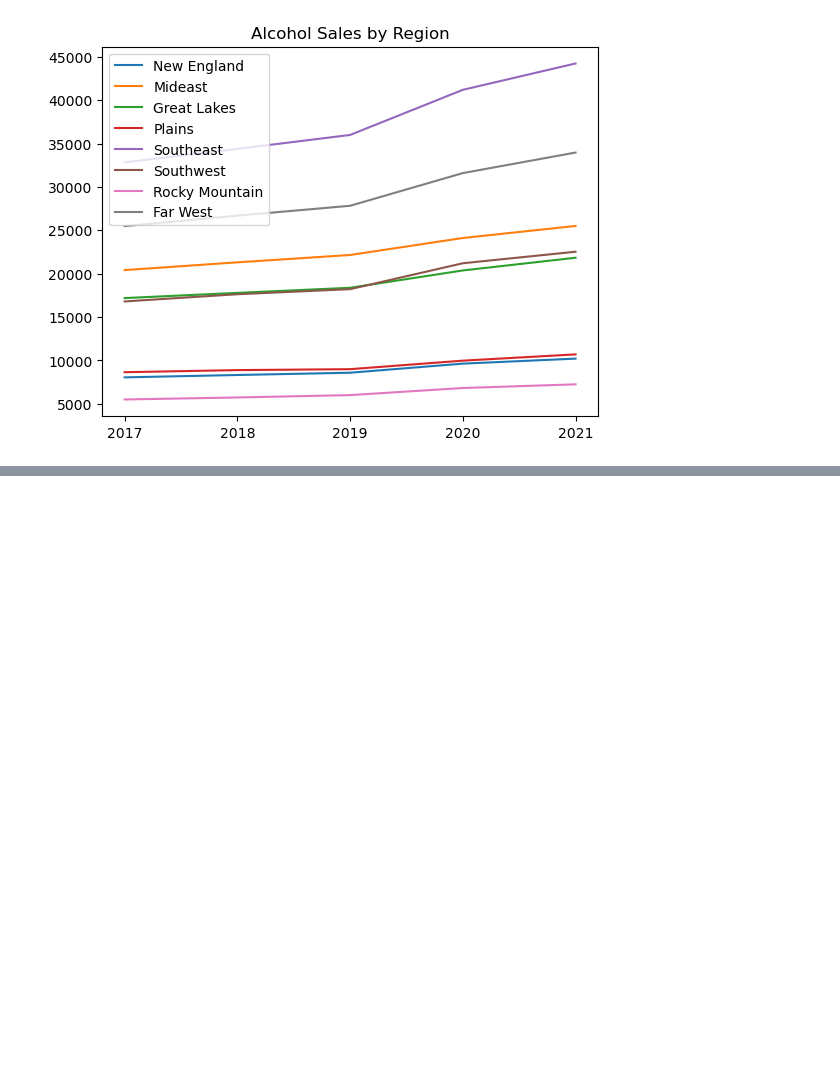
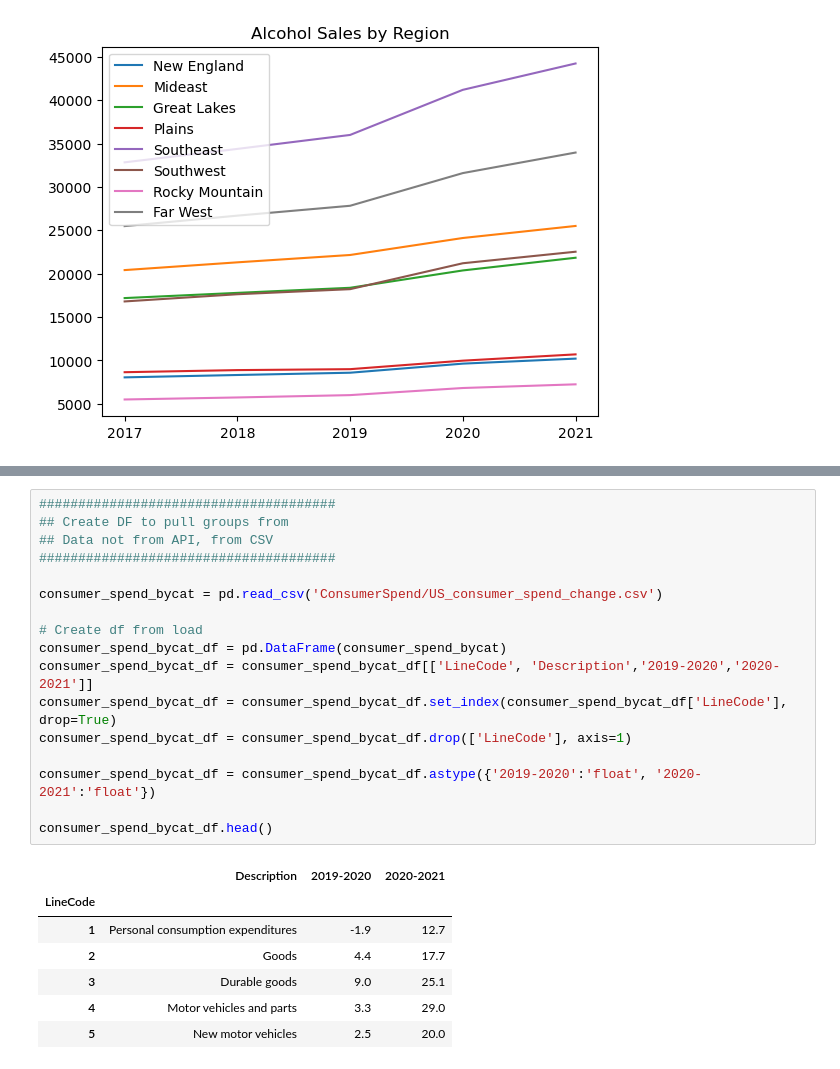
Before and after one commit to kmcmurphy/Covid19-and-the-Economy, a Jupyter notebook: consumer_spend_analysis.ipynb, the cells around one changed output, grey strips where cells are left out. Drawn from its saved outputs; the diff is of its cells as text; blank space fills up the shorter version.

```diff
--- a/consumer_spend_analysis.ipynb
+++ b/consumer_spend_analysis.ipynb
@@ -468,0 +474,25 @@ region_spend
+# %%
+######################################
+## Create DF to pull groups from
+## Data not from API, from CSV
+######################################
+
+consumer_spend_bycat = pd.read_csv('ConsumerSpend/US_consumer_spend_change.csv')
+
+# Create df from load
+consumer_spend_bycat_df = pd.DataFrame(consumer_spend_bycat)
+consumer_spend_bycat_df = consumer_spend_bycat_df[['LineCode', 'Description','2019-2020','2020-2021']]
+consumer_spend_bycat_df = consumer_spend_bycat_df.set_index(consumer_spend_bycat_df['LineCode'], drop=True)
+consumer_spend_bycat_df = consumer_spend_bycat_df.drop(['LineCode'], axis=1)
+
+consumer_spend_bycat_df = consumer_spend_bycat_df.astype({'2019-2020':'float', '2020-2021':'float'})
+
+consumer_spend_bycat_df.head()
+# %% [output]
+|  | Description | 2019-2020 | 2020-2021 |
+| LineCode |  |  |  |
+| 1 | Personal consumption expenditures | -1.9 | 12.7 |
+| 2 | Goods | 4.4 | 17.7 |
+| 3 | Durable goods | 9.0 | 25.1 |
+| 4 | Motor vehicles and parts | 3.3 | 29.0 |
+| 5 | New motor vehicles | 2.5 | 20.0 |
```
Also changed, not shown: parts of 12 cells of this notebook, 1 other file.
